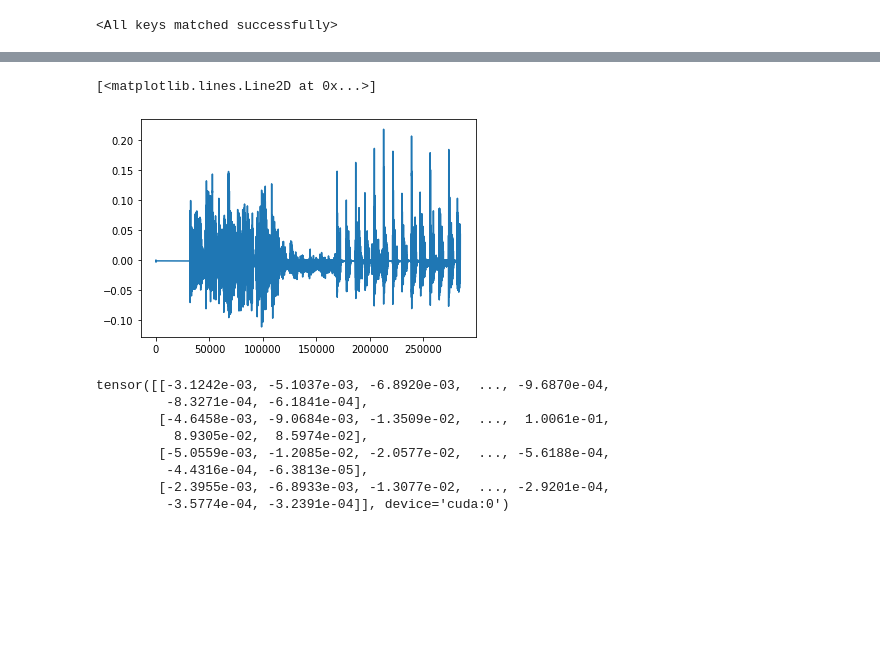
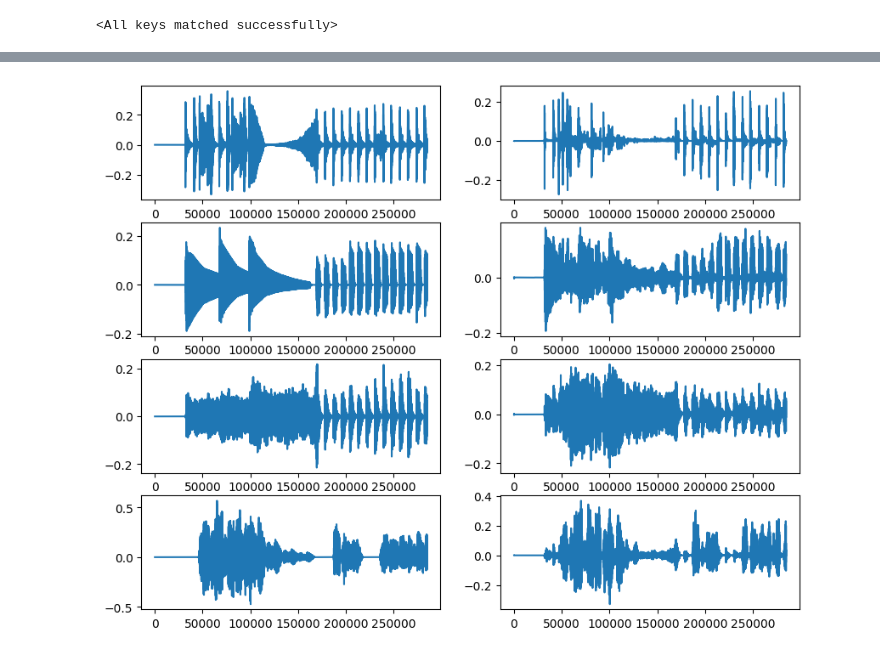
Before and after one commit to lijm1358/MSS_WaveUNet, a Jupyter notebook: soundprocess_pytorch.ipynb, the cells around one changed output, grey strips where cells are left out. Cells and saved outputs as stored; diff of their text form; code cells hidden in the pictures; blank space fills up the shorter version.

```diff
--- a/soundprocess_pytorch.ipynb
+++ b/soundprocess_pytorch.ipynb
@@ -129,7 +118,9 @@ class MUSDBDataset(Dataset):
 
     def get_filenames(self, path):
         files_list = list()
-        for filename in os.listdir(path):
+        filenames = os.listdir(path)
+        filenames.sort()
+        for filename in filenames:
             files_list.append(os.path.join(path, filename))
         return files_list
 
@@ -156,8 +147,8 @@ class MUSDBDataset(Dataset):
         return music_list, sep_list
 # %%
 # train_ds = MUSDBDataset('/content/gdrive/MyDrive/createdmusdb18/train')
-train_ds = MUSDBDataset('/content/gdrive/MyDrive/createdmusdb18/train')
-test_ds = MUSDBDataset('/content/gdrive/MyDrive/createdmusdb18/test', train=False)
+train_ds = MUSDBDataset('../dataset/createdmusdb18/train')
+test_ds = MUSDBDataset('../dataset/createdmusdb18/test', train=False)
 # %%
 train_ds[0][1].shape
 # %% [output]
@@ -324,5 +340,5 @@ torch.save(model.state_dict(), "/content/gdrive/MyDrive/model2.pth")
 # %%
 model_load = WaveUNet().to(device)
-model_load.load_state_dict(torch.load("/content/gdrive/MyDrive/model2.pth"))
+model_load.load_state_dict(torch.load("../model.pth"))
 # %% [output]
 <All keys matched successfully>
@@ -354,5 +356,0 @@ plt.plot(test_ds[0][1][0])
-# %%
-plt.plot(pred[0][0].cpu())
-# %% [output]
-[<matplotlib.lines.Line2D at 0x...>]
-[figure, removed]
@@ -373,11 +357,28 @@ write('/content/gdrive/MyDrive/test2.mp3', 22050, test_ds[0][1][1], normalized=T
-# %%
-pred[0]
-# %% [output]
-tensor([[-3.1242e-03, -5.1037e-03, -6.8920e-03,  ..., -9.6870e-04,
-         -8.3271e-04, -6.1841e-04],
-        [-4.6458e-03, -9.0684e-03, -1.3509e-02,  ...,  1.0061e-01,
-          8.9305e-02,  8.5974e-02],
-        [-5.0559e-03, -1.2085e-02, -2.0577e-02,  ..., -5.6188e-04,
-         -4.4316e-04, -6.3813e-05],
-        [-2.3955e-03, -6.8933e-03, -1.3077e-02,  ..., -2.9201e-04,
-         -3.5774e-04, -3.2391e-04]], device='cuda:0')
+# %%
+song_index = 1
+
+test_arr = torch.Tensor(test_ds[song_index][0]).to(device)
+test_arr = torch.unsqueeze(test_arr, 0)
+
+model_load.eval()
+with torch.no_grad():
+    pred = model_load(test_arr)
+
+pred = pred.cpu()
+# %%
+stem_index = 0
+
+plt.figure(figsize=(10, 8))
+
+for i in range(4):
+    plt.subplot(4, 2, i*2+1)
+    plt.plot(test_ds[song_index][1][i])
+    plt.subplot(4, 2, i*2+2)
+    plt.plot(pred[0][i])
+plt.show()
+
+for i in range(4):
+    soundfile.write(f'./output/test_orign_{i}.wav', test_ds[song_index][1][i], 22050, format='wav')
+    soundfile.write(f'./output/test_out_{i}.wav', pred[0][i], 22050, format='wav')
+# %% [output]
+[figure, added]
```
Also changed, not shown: parts of 18 cells of this notebook.
